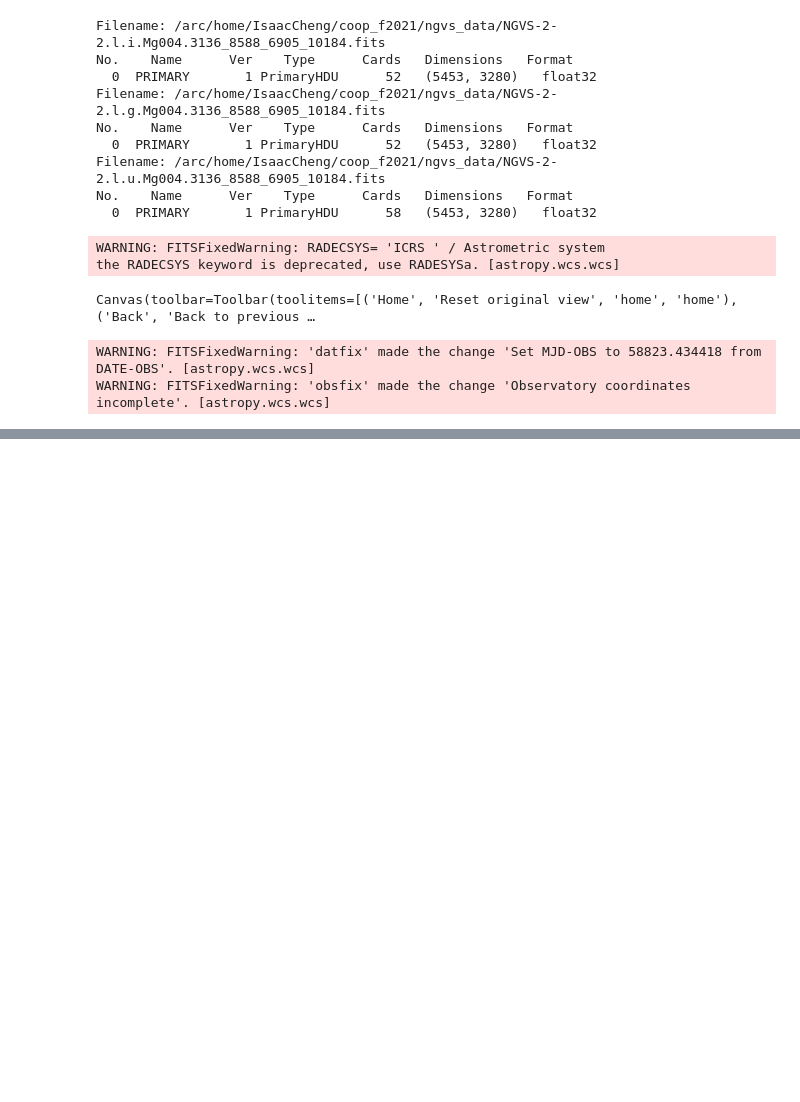
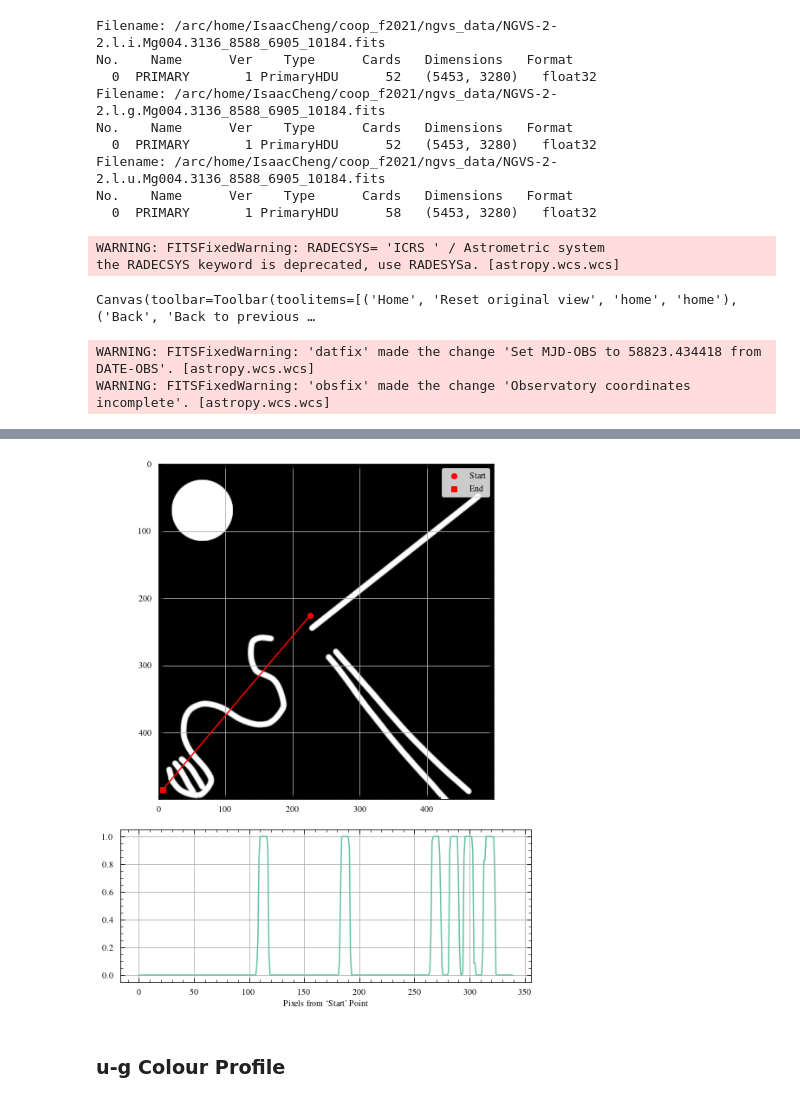
Before and after one commit to BearBearCodes/coop_f2021, a Jupyter notebook: warmup/ngvs_intro.ipynb, the cells around one changed output, grey strips where cells are left out. Saved outputs shown, nothing was run; the diff lists cells and outputs as text; code cells hidden in the pictures; blank space fills up the shorter version.

```diff
--- a/warmup/ngvs_intro.ipynb
+++ b/warmup/ngvs_intro.ipynb
@@ -998,0 +1051,20 @@ WARNING: FITSFixedWarning: 'obsfix' made the change 'Observatory coordinates inc
+# %%
+test_start, test_end = (226, 226), (6, 486)
+test_profile = line_profile(test_img, test_start, test_end)
+# fig, axs = plt.subplots(nrows=2, ncols=1, gridspec_kw={"height_ratios": [2, 1]})
+fig = plt.figure(figsize=(8.5, 11))
+ax1 = fig.add_subplot(3, 1, (1, 2))
+ax1.imshow(test_img)
+ax1.plot([test_start[0], test_end[0]], [test_start[1], test_end[1]], "r-")
+ax1.plot(*test_start, "ro", label="Start")
+ax1.plot(*test_end, "rs", label="End")
+ax1.legend(loc="upper right")
+ax2 = fig.add_subplot(3, 1, 3)
+ax2.plot(test_profile[:, 0])
+ax2.set_xlabel("Pixels from `Start' Point")
+fig.savefig("test_majAxProfile.pdf")
+plt.show()
+# %% [output]
+[figure, added]
+# %% [markdown]
+### u-g Colour Profile
```
Also changed, not shown: parts of 16 cells of this notebook.
